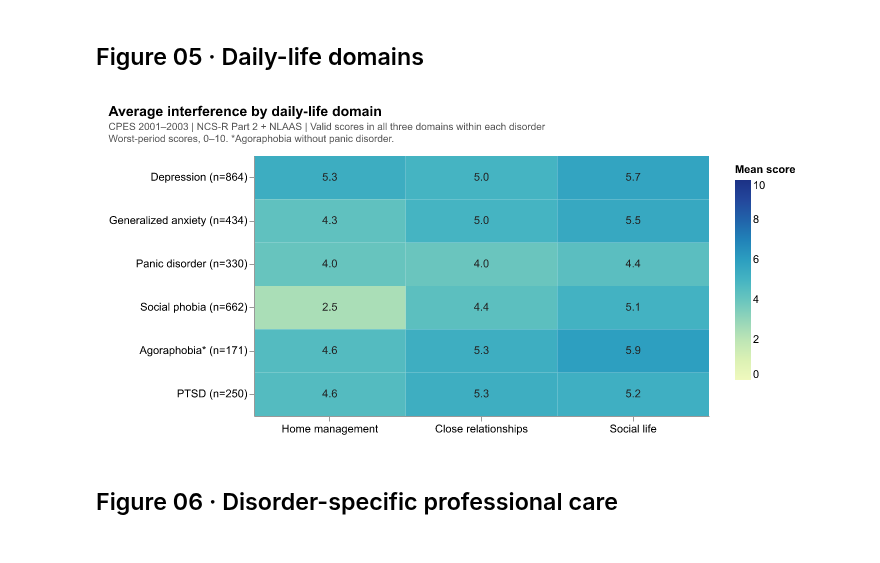
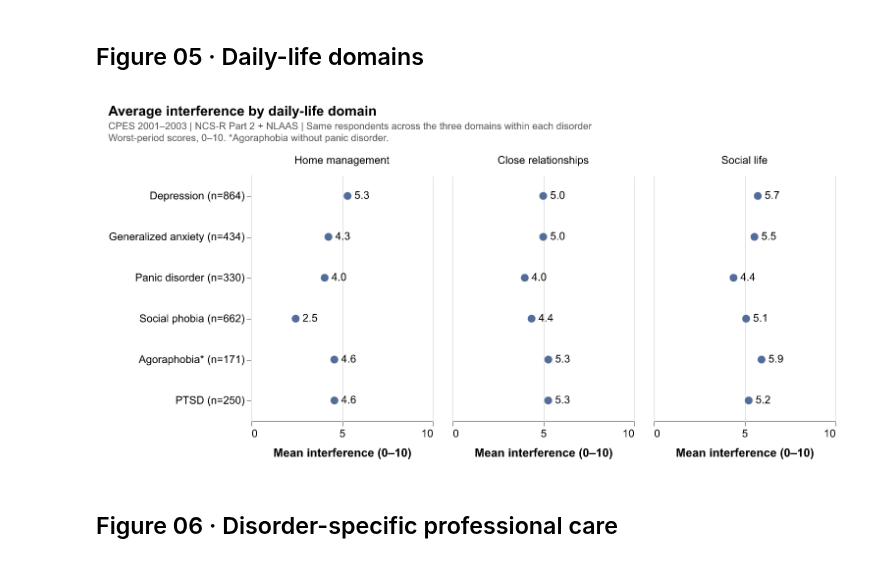
Before and after one commit to judycchen/capp30239-data-visualization_judy-chen, a Jupyter notebook: static-viz-project/milestone2_draft/static-draft.ipynb, the cells around one changed output. Cells and saved outputs as stored; diff of their text form; code cells hidden in the pictures.

```diff
--- a/static-viz-project/milestone2_draft/static-draft.ipynb
+++ b/static-viz-project/milestone2_draft/static-draft.ipynb
@@ -110,7 +87,7 @@ MEDICATIONS = {
     "Stimulants": "V02617", "Antipsychotics": "V02620",
     "Sleeping pills/sedatives": "V02807",
 }
-cpes_columns = {"CPESCASE", "CPESPROJ", "NCNLWTLG", "SESTRAT", "SECLUSTR"}
+cpes_columns = {"CPESCASE", "NCNLWTLG", "SESTRAT", "SECLUSTR"}
 for spec in DISORDERS.values():
     cpes_columns.update([
         spec["diagnosis"], spec["social"], spec["professional_care"], spec["ever_help"],
@@ -119,25 +96,20 @@ for spec in DISORDERS.values():
 cpes_columns.discard(None)
 cpes_columns.update(MEDICATIONS.values())
 
-with pd.io.stata.StataReader(CPES_PATH, convert_categoricals=False) as reader:
-    cpes_labels = reader.variable_labels()
-    cpes_source_rows = int(reader._nobs)
-    cpes_source_columns = len(cpes_labels)
+# Keep the common NCS-R Part 2 + NLAAS pool with its official combined weight.
 cpes_raw = pd.read_stata(CPES_PATH, columns=sorted(cpes_columns), convert_categoricals=False)
 cpes = cpes_raw.loc[cpes_raw["NCNLWTLG"].gt(0)].copy()
-assert cpes_source_rows == 20_013 and cpes_source_columns == 5_543
-assert cpes_raw["CPESCASE"].nunique() == 20_013 and len(cpes) == 10_341
+assert len(cpes_raw) == 20_013 and cpes_raw["CPESCASE"].is_unique
+assert len(cpes) == 10_341
 
 nsduh_columns = [
-    "IRAMDEYR", "IRAMDEIMP", "ATXMDEYR", "ARXMDEYR", "AMDETXRX",
-    "ANALWT2_C", "VESTR_C", "VEREP", "IRINSUR4", "AGE3", "INCOME", "POVERTY3",
+    "IRAMDEYR", "IRAMDEIMP", "ATXMDEYR", "ARXMDEYR",
+    "ANALWT2_C", "VESTR_C", "VEREP", "IRINSUR4",
 ]
 with zipfile.ZipFile(NSDUH_PATH) as archive:
     with archive.open("NSDUH_2024_Tab.txt") as stream:
-        nsduh_source_columns = len(next(csv.reader(io.TextIOWrapper(stream), delimiter="\t")))
-    with archive.open("NSDUH_2024_Tab.txt") as stream:
         nsduh_raw = pd.read_csv(stream, sep="\t", usecols=nsduh_columns, na_values=["."])
-assert len(nsduh_raw) == 58_633 and nsduh_source_columns == 2_632
+assert len(nsduh_raw) == 58_633
 nsduh_adults = nsduh_raw.loc[nsduh_raw["IRAMDEYR"].isin([0, 1])].copy()
 nsduh_mde = nsduh_adults.loc[nsduh_adults["IRAMDEYR"].eq(1)].copy()
 care_known = nsduh_mde["ATXMDEYR"].isin([0, 1]) & nsduh_mde["ARXMDEYR"].isin([0, 1])
@@ -383,42 +362,42 @@ save_chart(
 # %%
 domain_means, complete_counts = [], []
 for spec in DISORDERS.values():
     valid = cpes[spec["diagnosis"]].eq(1) & cpes[spec["domains"]].apply(lambda s: s.between(0,10)).all(axis=1)
     domain_means.append([np.average(cpes.loc[valid, v], weights=cpes.loc[valid,"NCNLWTLG"]) for v in spec["domains"]])
     complete_counts.append(int(valid.sum()))
 assert complete_counts == [864, 434, 330, 662, 171, 250]
 
 
 domains = ["Home management", "Close relationships", "Social life"]
 domain_labels = [f"{label} (n={n:,})" for label, n in zip(DISORDER_LABELS, complete_counts)]
 domain_df = pd.DataFrame([
     {"disorder": domain_labels[row], "domain": domain, "mean_score": domain_means[row][col]}
     for row in range(6) for col, domain in enumerate(domains)
 ])
 
 
+
 def domain_interference_chart(df):
+    # Position on a common 0–10 scale makes small differences easier to compare.
     base = alt.Chart(df).encode(
-        x=alt.X("domain:N", sort=domains, title=None, axis=alt.Axis(labelAngle=0)),
+        x=alt.X("mean_score:Q", title="Mean interference (0–10)",
+                scale=alt.Scale(domain=[0, 10]), axis=alt.Axis(values=[0, 5, 10])),
         y=alt.Y("disorder:N", sort=domain_labels, title=None),
     )
-    cells = base.mark_rect().encode(
-        color=alt.Color("mean_score:Q", title="Mean score", scale=alt.Scale(scheme="yellowgreenblue", domain=[0, 10])),
+    points = base.mark_point(filled=True, color=BLUE, size=65, opacity=1)
+    labels = base.mark_text(align="left", dx=7).encode(text=alt.Text("mean_score:Q", format=".1f"))
+    return (points + labels).properties(width=185, height=250).facet(
+        column=alt.Column("domain:N", sort=domains, title=None), spacing=20,
     )
-    labels = base.mark_text().encode(
-        text=alt.Text("mean_score:Q", format=".1f"),
-        color=alt.condition("datum.mean_score > 6", alt.value("white"), alt.value("#222222")),
-    )
-    return (cells + labels).properties(width=455, height=260)
 
 
 save_chart(
     domain_interference_chart(domain_df), "05_daily_life_domains.png", "Average interference by daily-life domain",
-    [CPES_SOURCE + " | Valid scores in all three domains within each disorder",
+    [CPES_SOURCE + " | Same respondents across the three domains within each disorder",
      "Worst-period scores, 0–10. *Agoraphobia without panic disorder."],
 )
 # %% [output]
-[figure, old version]
+[figure, new version]
 # %% [markdown]
 ## Figure 06 · Disorder-specific professional care
 # %%
```
Also changed, not shown: parts of 15 cells of this notebook, 13 other files.
